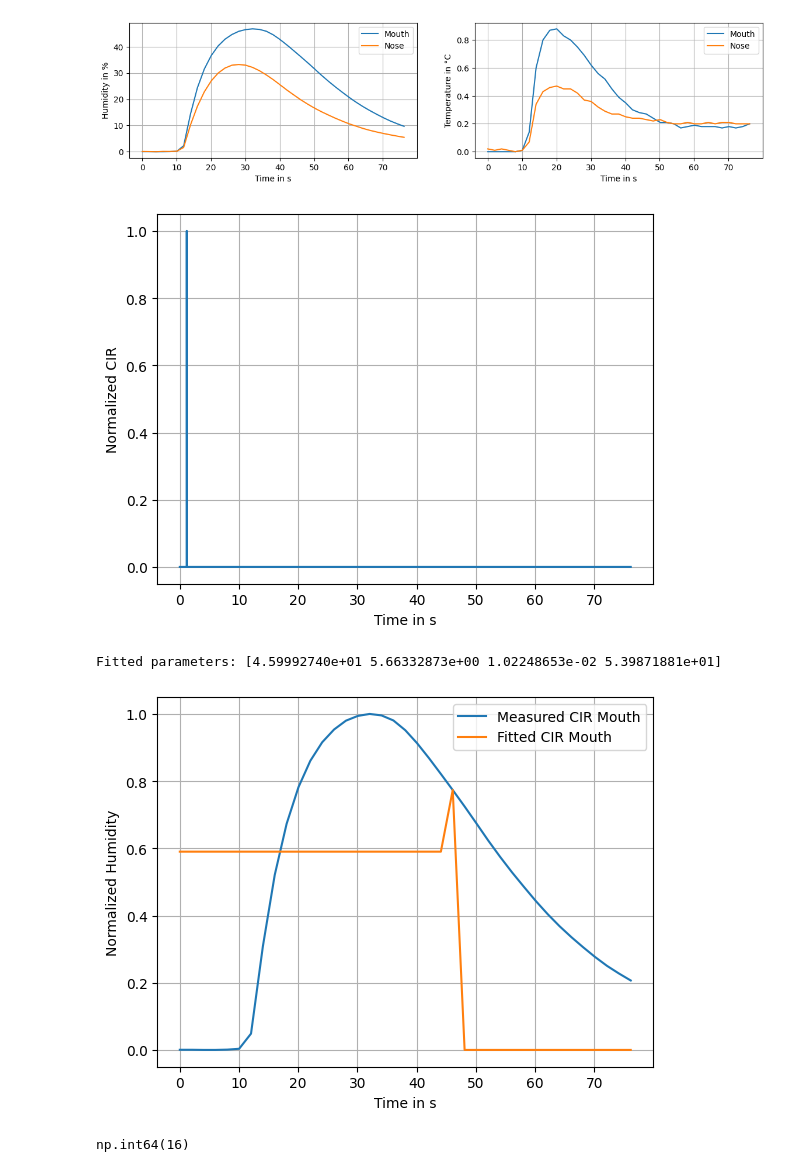
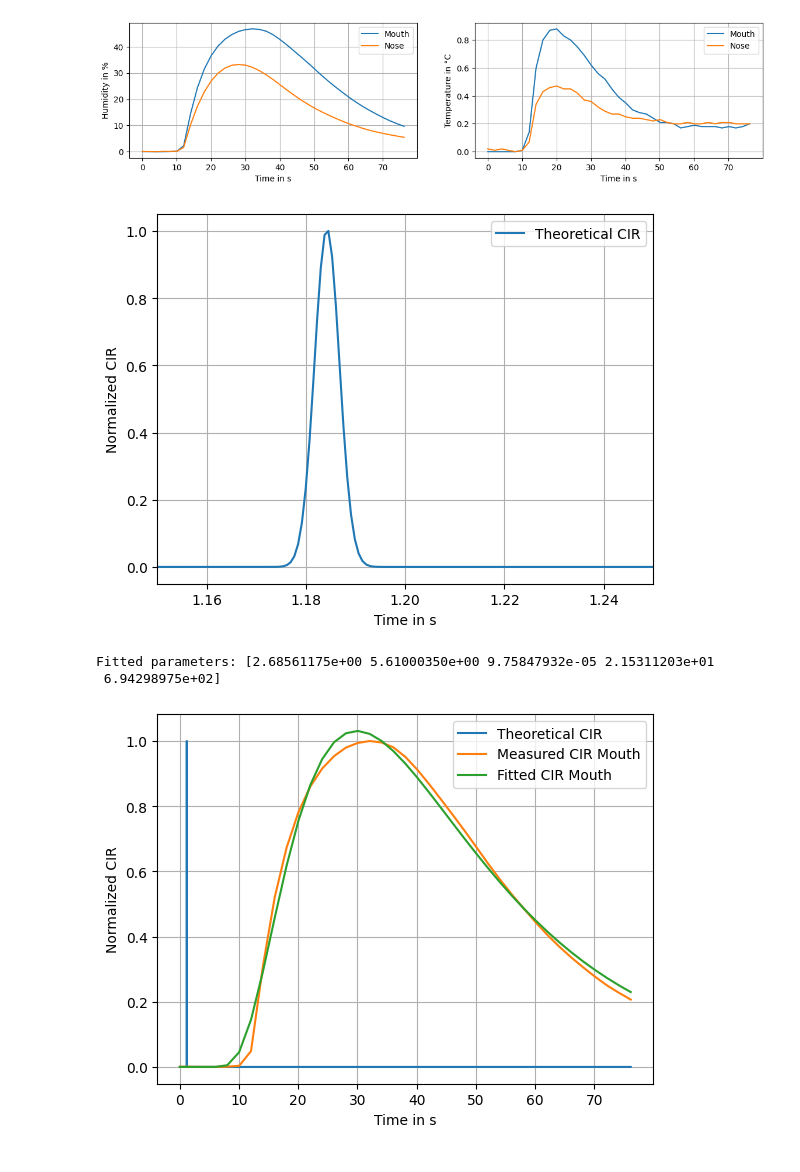
Before and after one commit to leon-rny/neural-network-breath-modeling, a Jupyter notebook: exploring.ipynb, the cells around one changed output. Saved outputs shown, nothing was run; the diff lists cells and outputs as text; code cells hidden in the pictures.

Commit message:
added fit to measured cir

```diff
--- a/exploring.ipynb
+++ b/exploring.ipynb
@@ -26,7 +26,13 @@ def get_cir(region):
 t, cir_mouth_humidity, cir_mouth_temperature = get_cir('mouth')
 t, cir_nose_humidity, cir_nose_temperature = get_cir('nose')
 
-# plot
+# normalize cir for later
+cir_mouth_humidity_norm = cir_mouth_humidity / np.max(cir_mouth_humidity)
+cir_mouth_temperature_norm = cir_mouth_temperature / np.max(cir_mouth_temperature)
+cir_nose_humidity_norm = cir_nose_humidity / np.max(cir_nose_humidity)
+cir_nose_temperature_norm = cir_nose_temperature / np.max(cir_nose_temperature)
+
+# plotting
 fig, ax = plt.subplots(1, 2, figsize=(14, 3))
 ax[0].plot(t, cir_mouth_humidity, label='Mouth')
 ax[0].plot(t, cir_nose_humidity, label='Nose')
@@ -45,7 +51,7 @@ plt.show()
 # %% [output]
 [figure]
 # %%
-def cir(t, M, D, d, v):
+def theoretical_cir(t, M, D, d, v):
     return M / np.sqrt(4 * np.pi * D * t) * np.exp(-(v * t - d)**2 / (4 * D * t))
 
 # params used from Tab. I in "Channel and Noise Models for Nonlinear Molecular  Communication Systems"
@@ -58,47 +64,44 @@ M = 1               # Molecules emitted
 t_upsampled = np.linspace(t.min(), t.max(), 100000)
 
 # theoretical cir
-cir_theoretical = cir(t_upsampled, M, D, d, v)
+cir_theoretical = theoretical_cir(t_upsampled, M, D, d, v)
 cir_theoretical_norm = cir_theoretical / np.max(cir_theoretical)
 
 # plotting
 plt.figure()
-plt.plot(t_upsampled, cir_theoretical_norm)
+plt.plot(t_upsampled, cir_theoretical_norm, label='Theoretical CIR')
 plt.xlabel('Time in s')
 plt.ylabel('Normalized CIR')
 plt.grid()
+plt.xlim(1.15, 1.25)
+plt.legend()
 plt.show()
 # %% [output]
-[figure, old version]
+[figure, new version]
 # %%
-def fit_cir(t, t0, a, b, c):
+def fit_cir(t, t0, a, b, c, d):
     tp = np.maximum(t - t0, 1e-6)
-    return a / np.sqrt(tp) * np.exp(-b * (0.03 - c * tp)**2 / tp)
+    return a / np.sqrt(tp) * np.exp(-b * (d - c * tp)**2 / tp)
 
-# normalize experimental data
-cir_mouth_humidity /= np.max(cir_mouth_humidity)
+peak_idx = np.argmax(cir_mouth_humidity_norm)
+t0 = t[peak_idx]
+a0 = cir_mouth_humidity_norm[peak_idx]*np.sqrt(t[peak_idx])
+initial_guess = [t0, a0, 1e-4, 54, 190]
+lower_bound, upper_bound = [0, 0, 0, 0, 0], [np.inf, np.inf, np.inf, np.inf, np.inf]
 
-peak_idx = np.argmax(cir_mouth_humidity)
-t0 = t[peak_idx]
-a0 = cir_mouth_humidity[peak_idx]*np.sqrt(t[peak_idx])
-initial_guess = [t0, a0, 1e-4, 54]
-lower_bound, upper_bound = [0, 0, 0, 0], [np.inf, np.inf, np.inf, np.inf]
-
-popt, pcov = curve_fit(fit_cir, t, cir_mouth_humidity, p0=initial_guess, bounds=(lower_bound, upper_bound))
-print('Fitted parameters:', popt)
+popt, pcov = curve_fit(fit_cir, t, cir_mouth_humidity_norm, p0=initial_guess, bounds=(lower_bound, upper_bound))
+print(f"Fitted parameters: a={popt[1]}, b={popt[2]}, c={popt[3]}, d={popt[4]}")
 
 plt.figure()
-plt.plot(t, cir_mouth_humidity, label='Measured CIR Mouth')
+plt.plot(t_upsampled, cir_theoretical_norm, label='Theoretical CIR')
+plt.plot(t, cir_mouth_humidity_norm, label='Measured CIR Mouth')
 plt.plot(t, fit_cir(t, *popt), label='Fitted CIR Mouth')
 plt.xlabel('Time in s')
-plt.ylabel('Normalized Humidity')
+plt.ylabel('Normalized CIR')
 plt.grid()
 plt.legend()
 plt.show()
 # %% [output]
-Fitted parameters: [4.59992740e+01 5.66332873e+00 1.02248653e-02 5.39871881e+01]
+Fitted parameters: [2.68561175e+00 5.61000350e+00 9.75847932e-05 2.15311203e+01
+ 6.94298975e+02]
-[figure, old version]
+[figure, new version]
-# %%
-peak_idx
-# %% [output]
-np.int64(16)
```
